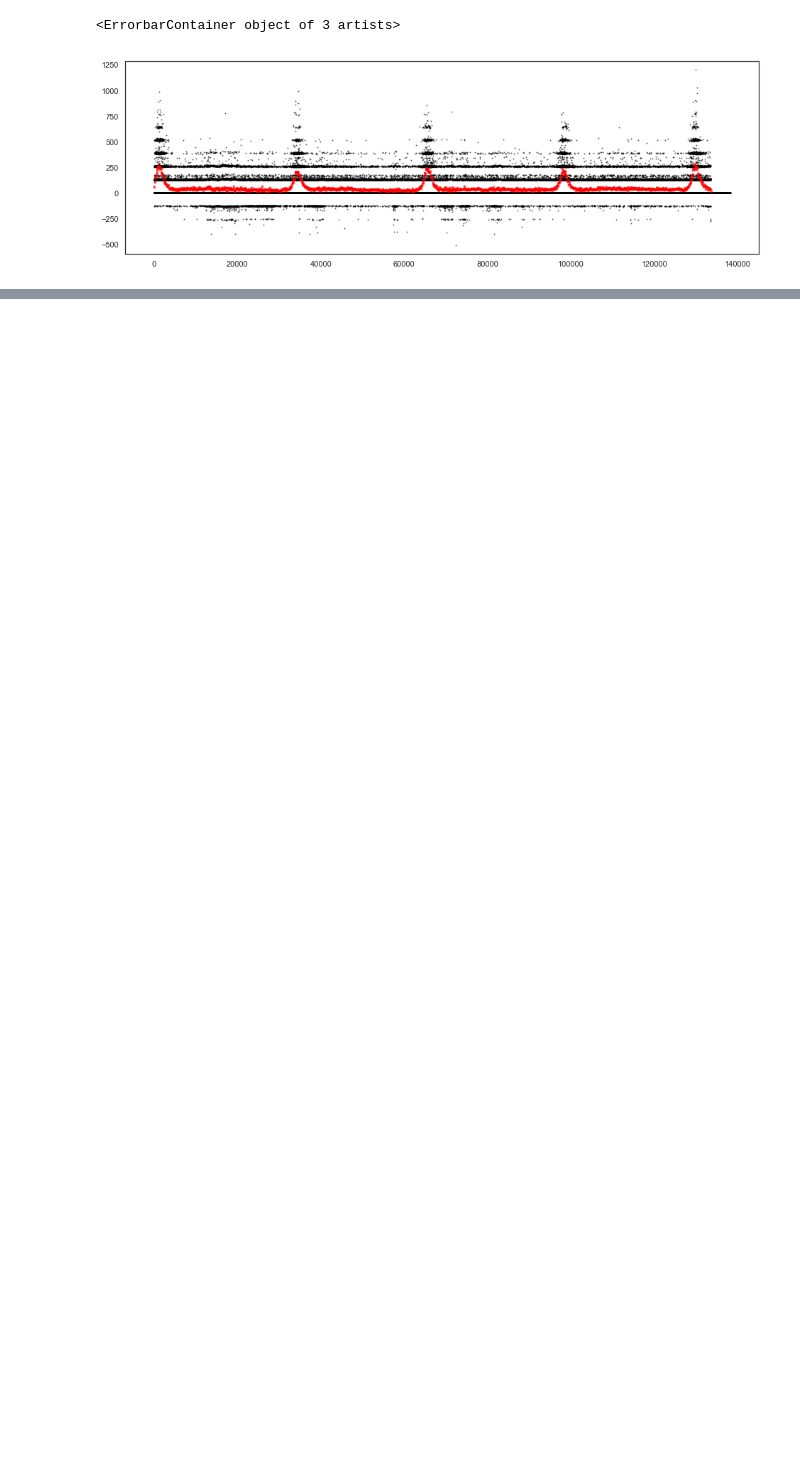
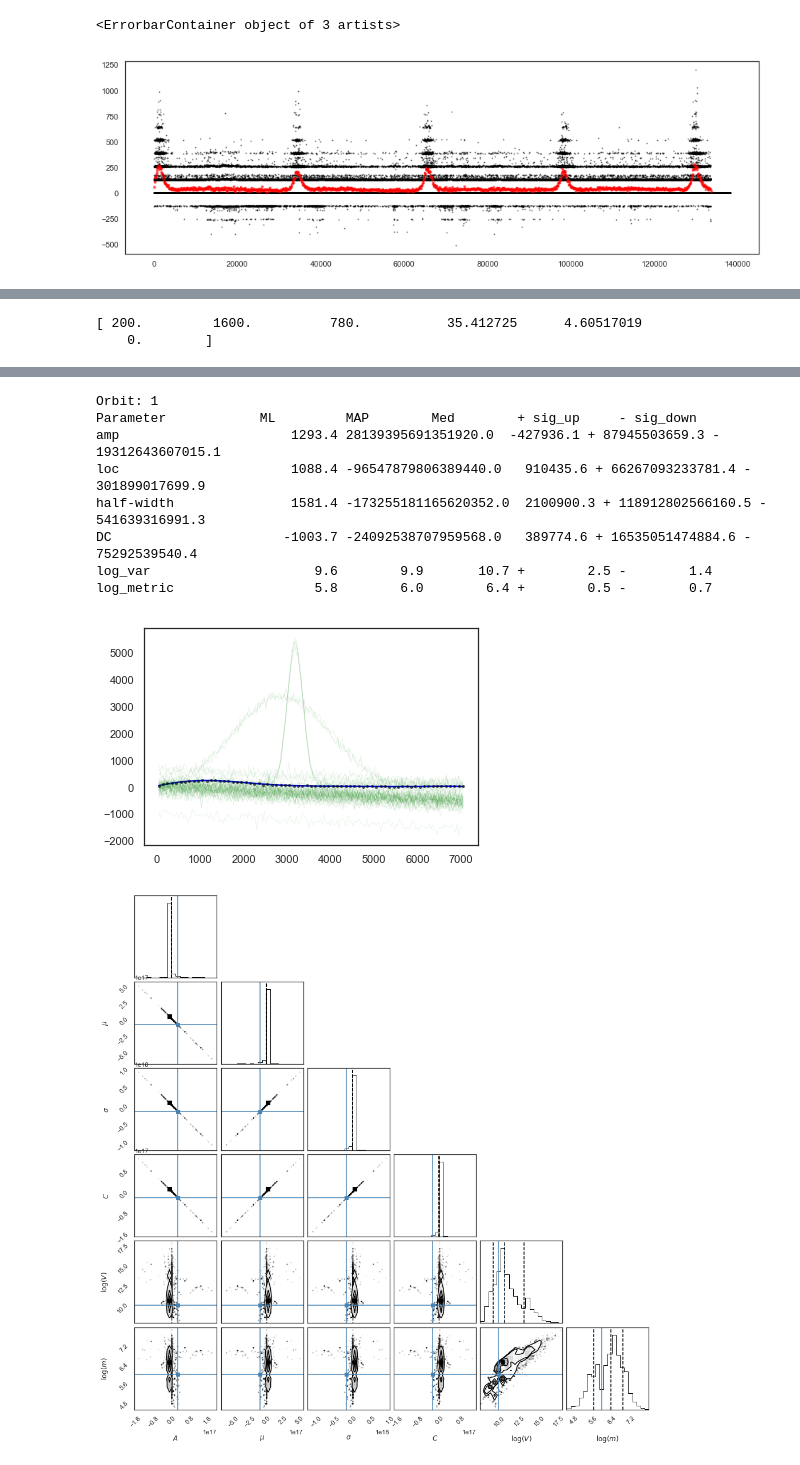
Before and after one commit to saigrain/taco, a Jupyter notebook: notebooks/SarasObject-v2.ipynb, the cells around one changed output, grey strips where cells are left out. Saved outputs shown, nothing was run; the diff lists cells and outputs as text; code cells hidden in the pictures; blank space fills up the shorter version.

```diff
--- a/notebooks/SarasObject-v2.ipynb
+++ b/notebooks/SarasObject-v2.ipynb
@@ -145,0 +156,42 @@ DC level (counts): 32.061 +/- 0.900
+# %%
+def fit_gauss_all(t, y, e, per_in = 32000, sig_in = 780.0, amp_in = 200.0, t0_in = 1600.0, \
+                  use_gp = False, gp_var = 100.0, gp_metric = 1.0):
+    w = 14 * sig_in
+    t0 = t0_in
+    p_in = np.array([amp_in,t0,sig_in,np.median(y)])
+    if use_gp:
+        k = gp_var * kernels.ExpSquaredKernel(gp_metric)
+        gp = GP(k,mean = 0, fit_mean=False)
+        p_in = np.concatenate([p_in, gp.get_parameter_vector()])
+    o = 1
+    orbit = []
+    par_mle = []
+    par_map = []
+    par_med = []
+    par_err_down = []
+    par_err_up = []
+    while (t0 - w/2.) < t.max():
+        l = abs(t-t0) <= (w/2.)
+        if l.sum() > 0:
+            p_in[1] = t0
+            print(p_in)
+            if use_gp:
+                p_mle, p_map, p_med, p_err_down, p_err_up, names = fit_gauss(t[l], y[l], e[l], p_in, gp)
+            else:
+                p_mle, p_map, p_med, p_err_down, p_err_up, names = fit_gauss(t[l], y[l], e[l], p_in)
+            p_in = p_map
+            par_mle.append(p_mle)
+            par_map.append(p_map)
+            par_med.append(p_med)
+            par_err_down.append(p_err_down)
+            par_err_up.append(p_err_up)
+            orbit.append(o)
+            print('Orbit: {:d}'.format(o))
+            print('{:20s} {:10s} {:10s} {:10s} + {:10s} - {:10s}' \
+                  .format('Parameter','ML', 'MAP', 'Med', 'sig_up', 'sig_down'))
+            for i in range(len(p_mle)):
+                print('{:20s} {:10.1f} {:10.1f} {:10.1f} + {:10.1f} - {:10.1f}' \
+                      .format(names[i], p_mle[i], p_map[i], p_med[i], p_err_up[i], p_err_down[i]))
+        t0 += per_in
+        o += 1
+    return orbit, par_mle, par_map, par_med, par_err_down, par_err_up
@@ -145,0 +254,5 @@ DC level (counts): 32.061 +/- 0.900
+# %%
+res = fit_gauss_all(tbin,ybin,sbin,use_gp=True)
+# %% [output]
+[ 200.         1600.          780.           35.412725      4.60517019
+    0.        ]
@@ -145,0 +265,10 @@ DC level (counts): 32.061 +/- 0.900
+Orbit: 1
+Parameter            ML         MAP        Med        + sig_up     - sig_down
+amp                      1293.4 28139395691351920.0  -427936.1 + 87945503659.3 - 19312643607015.1
+loc                      1088.4 -96547879806389440.0   910435.6 + 66267093233781.4 - 301899017699.9
+half-width               1581.4 -173255181165620352.0  2100900.3 + 118912802566160.5 - 541639316991.3
+DC                      -1003.7 -24092538707959568.0   389774.6 + 16535051474884.6 - 75292539540.4
+log_var                     9.6        9.9       10.7 +        2.5 -        1.4
+log_metric                  5.8        6.0        6.4 +        0.5 -        0.7
+[figure, added]
+[figure, added]
```
Also changed, not shown: parts of 20 cells of this notebook.
